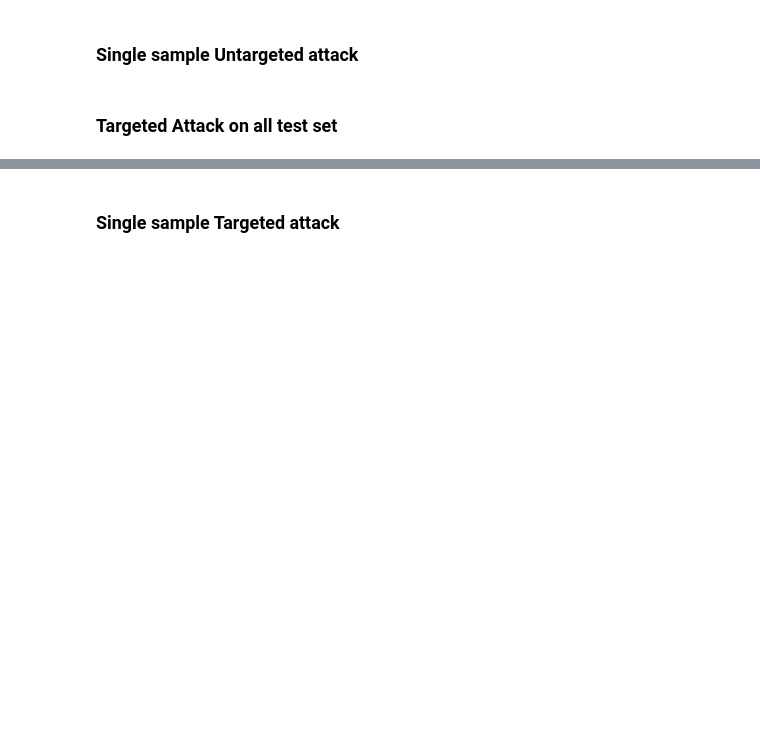
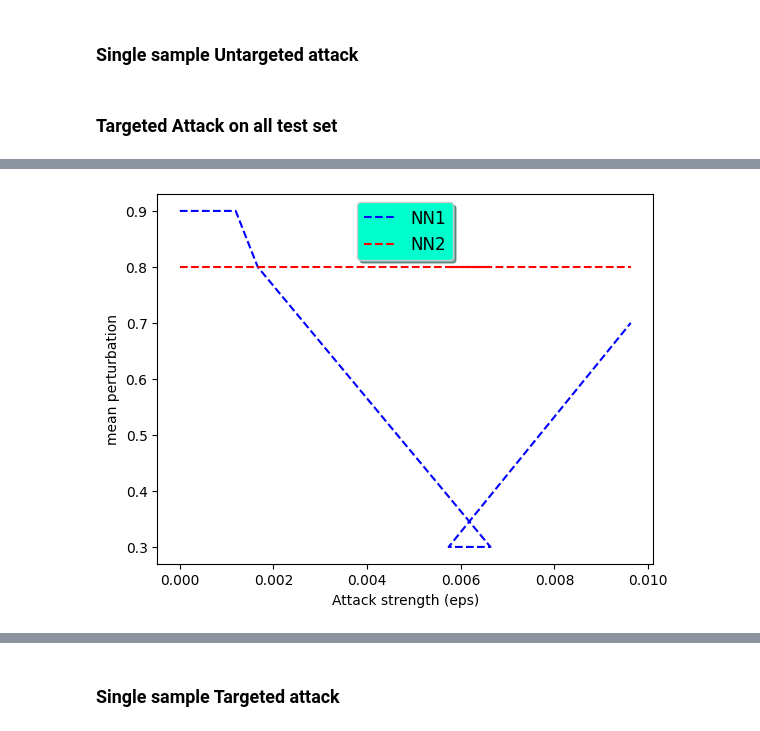
Before and after one commit to dany9999/Face_Recognition_Security, a Jupyter notebook: pgd.ipynb, the cells around one changed output, grey strips where cells are left out. Cells and saved outputs as stored; diff of their text form; code cells hidden in the pictures; blank space fills up the shorter version.

```diff
--- a/pgd.ipynb
+++ b/pgd.ipynb
@@ -386,12 +400,14 @@ plt.show()
 # %%
 fig, ax = plt.subplots()
-ax.plot( np.array(perturbation_for_eps[0]),np.array(accuracy_for_eps[0]), 'b--', label='NN1')
-
+ax.plot( np.array(perturbation_for_eps_resnet[0]),np.array(accuracy_for_eps_resnet[0]), 'b--', label='NN1')
+ax.plot( np.array(perturbation_for_eps_resnet[0]),np.array(accuracy_for_eps_senet[0]), 'r--', label='NN2')
 legend = ax.legend(loc='upper center', shadow=True, fontsize='large')
 legend.get_frame().set_facecolor('#00FFCC')
 
 plt.xlabel('Attack strength (eps)')
 plt.ylabel('mean perturbation')
 plt.show()
+# %% [output]
+[figure, added]
 # %%
 fig, ax = plt.subplots()
```
Also changed, not shown: parts of 9 cells of this notebook.
